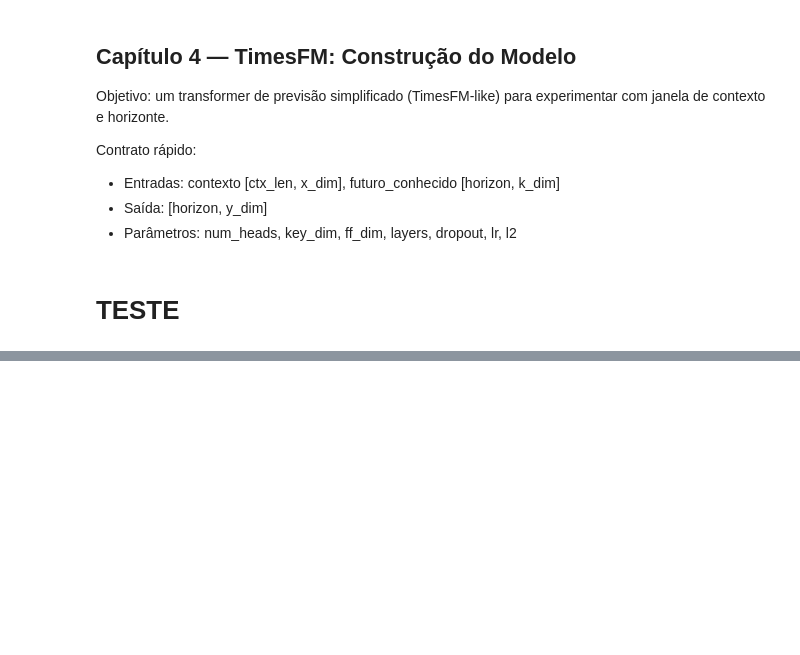
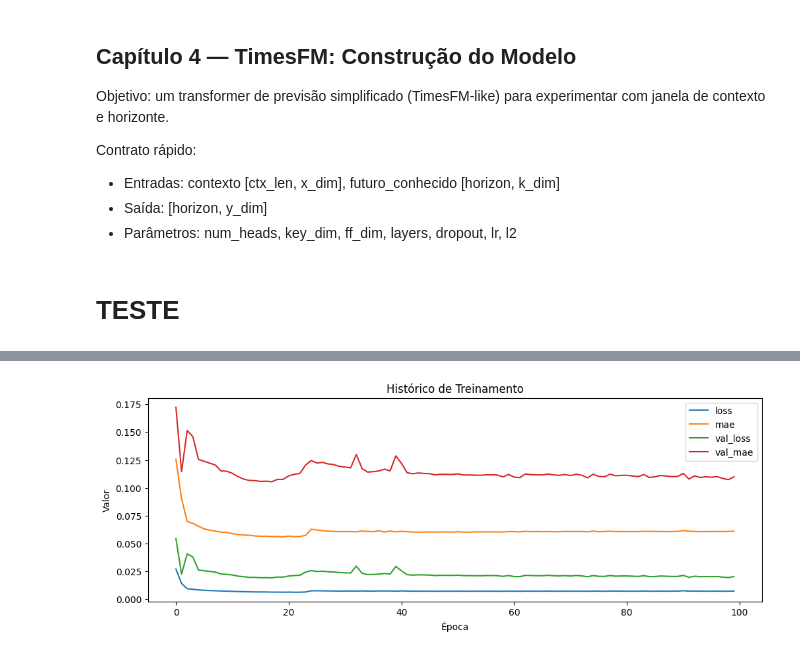
Before and after one commit to vm-bertini/TCC-2025, a Jupyter notebook: TFC.ipynb, the cells around one changed output, grey strips where cells are left out. Cells and saved outputs as stored; diff of their text form; code cells hidden in the pictures; blank space fills up the shorter version.

```diff
--- a/TFC.ipynb
+++ b/TFC.ipynb
@@ -1282,6 +1255,27 @@ def build_linear_model(x_dim: int, y_dim: int, params: Dict[str, Any]) -> keras.
                   loss='mse', metrics=['mae'])
     return model
 
+# Funções auxiliares para carregar TFRecords
+def parse_tfrecord(example_proto, x_dim, y_dim):
+    feature_description = {
+        'x': tf.io.VarLenFeature(tf.float32),
+        'y': tf.io.VarLenFeature(tf.float32),
+    }
+    parsed = tf.io.parse_single_example(example_proto, feature_description)
+    x = tf.sparse.to_dense(parsed['x'])
+    y = tf.sparse.to_dense(parsed['y'])
+    x = tf.reshape(x, [x_dim])
+    y = tf.reshape(y, [y_dim])
+    return x, y
+
+def load_tfrecord_dataset(path_pattern, x_dim, y_dim, batch_size=64, compression='GZIP'):
+    files = tf.io.gfile.glob(path_pattern)
+    ds = tf.data.TFRecordDataset(files, compression_type=compression)
+    ds = ds.map(lambda x: parse_tfrecord(x, x_dim, y_dim),
+                num_parallel_calls=tf.data.AUTOTUNE)
+    ds = ds.batch(batch_size).prefetch(tf.data.AUTOTUNE)
+    return ds
+
 # Uso (exemplo)
 # model = build_linear_model(x_dim=len(feature_cols), y_dim=len(target_cols),
 #                            params={'hidden_units':[128,64], 'activation':'relu', 'dropout':0.1, 'l2':1e-6, 'lr':1e-3})
@@ -1481,5 +1504,5 @@ def test_linear_pipeline():
 # %%
-r_lin = test_linear_pipeline()
+r_linear, model_linear = test_linear_pipeline(preproc)
 # r_lstm = test_lstm_pipeline()
 # r_tft = test_tft_pipeline()
 # %% [output]
@@ -1493,0 +1559,14 @@ C:\Users\vic
+# %%
+# Output de historico de treinamento em formato de grafico
+import matplotlib.pyplot as plt
+
+plt.figure(figsize=(12, 4))
+for key in model_linear.history.history.keys():
+    plt.plot(model_linear.history.history[key], label=key)
+plt.title("Histórico de Treinamento")
+plt.xlabel("Época")
+plt.ylabel("Valor")
+plt.legend()
+plt.show()
+# %% [output]
+[figure, added]
```
Also changed, not shown: parts of 8 cells of this notebook.
